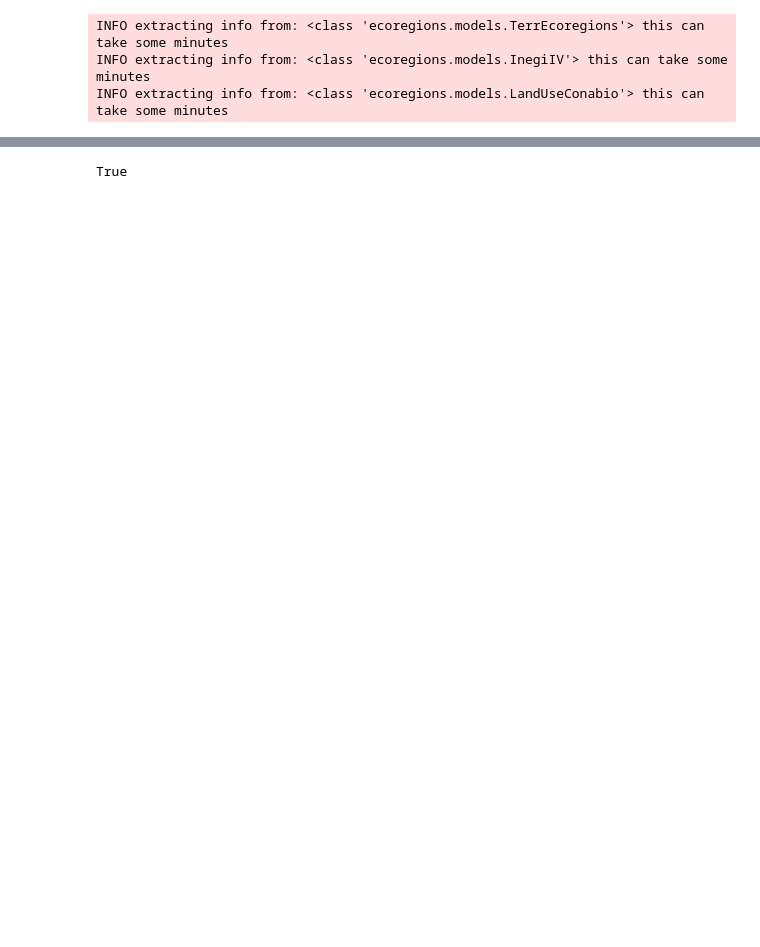
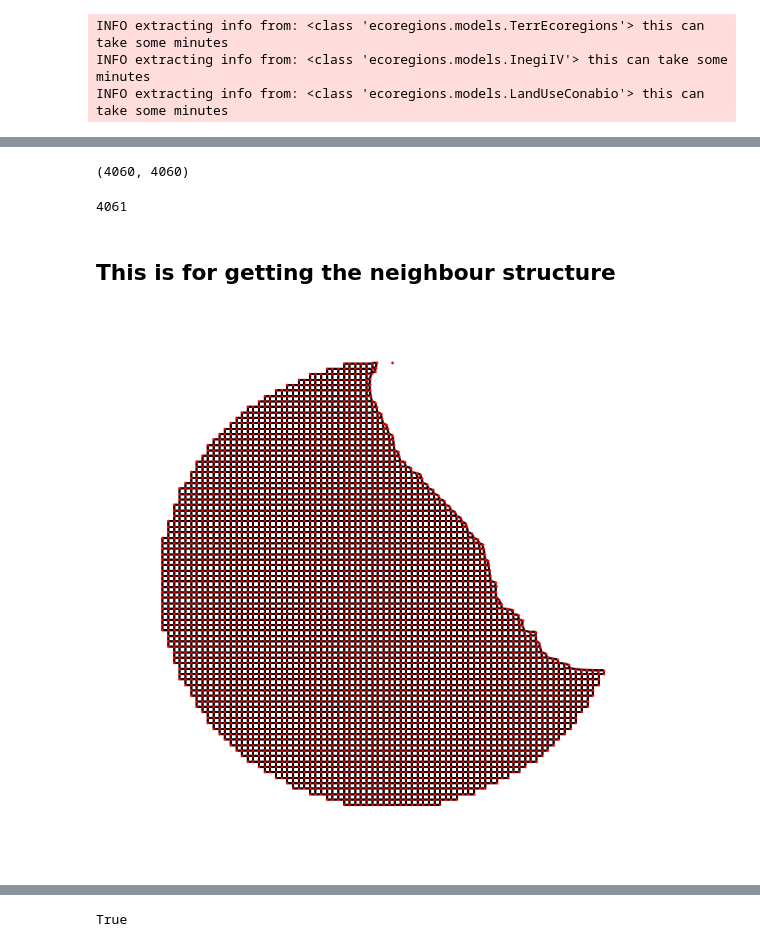
Before and after one commit to molgor/biospytial, a Jupyter notebook: ipython-notebooks/demos/statistical_models/binomial_examples/presence-only_model/DataExtraction/[D.E]Cell Extractor.ipynb, the cells around one changed output, grey strips where cells are left out. Saved outputs shown, nothing was run; the diff lists cells and outputs as text; code cells hidden in the pictures; blank space fills up the shorter version.

```diff
--- a/ipython-notebooks/demos/statistical_models/binomial_examples/presence-only_model/DataExtraction/[D.E]Cell Extractor.ipynb
+++ b/ipython-notebooks/demos/statistical_models/binomial_examples/presence-only_model/DataExtraction/[D.E]Cell Extractor.ipynb
@@ -45,7 +49,7 @@ mexmesh = initMesh(11)
 DEBUG Changed MESH TABLE SPACE
 # %%
 ## restrict the polygons to the polygon n 3
-polys = [polys[4]]
+polys = [polys[9]]
 intersected_cells = map(lambda poly : mexmesh.objects.filter(cell__intersects=poly),polys)
 # %%
 # Number of selected cells in each buffer
@@ -131,0 +158,24 @@ d.plot(column='LUCA',cmap=plt.cm.Greys)
+# %%
+M.shape
+# %% [output]
+(4060, 4060)
+# %%
+len(neighbours)
+# %% [output]
+4061
+# %% [markdown]
+## This is for getting  the neighbour structure
+# %%
+G = st.LatticeToNetworkx(cells[0])
+# %%
+lpositions = map(lambda n : (n.centroid.x, n.centroid.y), cells[0])
+cellsids = map(lambda c : c.id, cells[0])
+positions = dict(zip(cellsids,lpositions))
+# %%
+## Plot it
+options = {
+'node_size': 10,
+'width': 3,}
+nx.draw(G,positions,**options)
+# %% [output]
+[figure, added]
```
Also changed, not shown: parts of 24 cells of this notebook, 8 other files.
